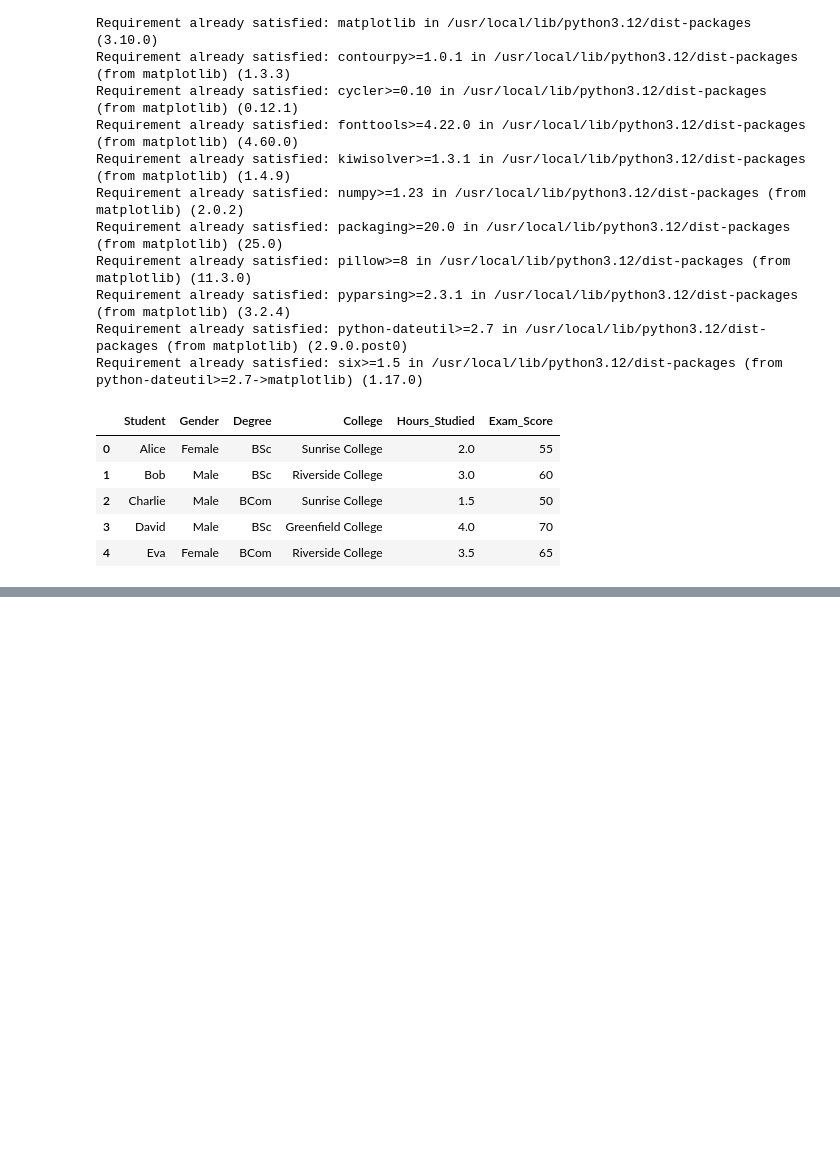
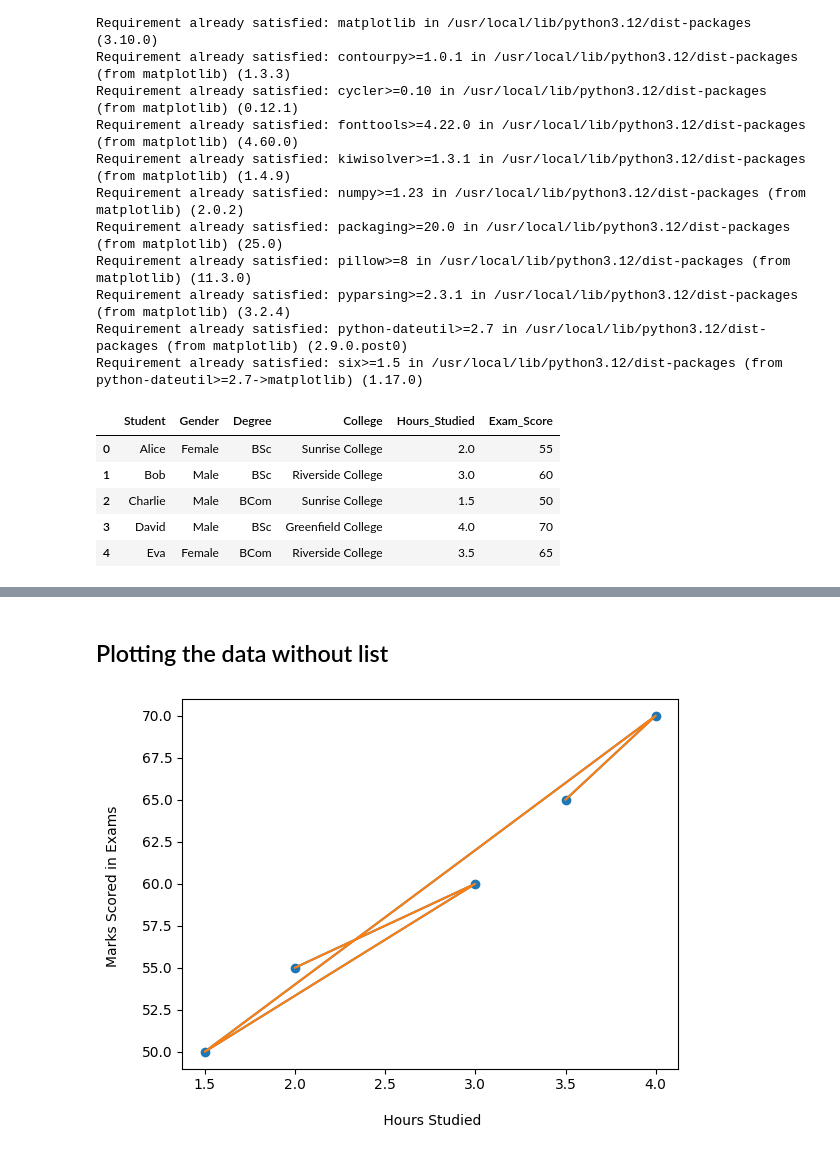
Before and after one commit to Neeschal1/Plotty, a Jupyter notebook: Plotty.ipynb, the cells around one changed output, grey strips where cells are left out. Cells and saved outputs as stored; diff of their text form; code cells hidden in the pictures; blank space fills up the shorter version.

```diff
--- a/Plotty.ipynb
+++ b/Plotty.ipynb
@@ -60,0 +54,13 @@ plt.show()
+# %% [markdown]
+## Plotting the data without list
+# %%
+studied_hours = df["Hours_Studied"].head()
+exam_score = df["Exam_Score"].head()
+
+plt.plot(studied_hours, exam_score, marker="o", linestyle="-")
+plt.xlabel("\n Hours Studied")
+plt.ylabel("Marks Scored in Exams \n")
+plt.plot(studied_hours, exam_score)
+plt.show()
+# %% [output]
+[figure, added]
```
Also changed, not shown: parts of 4 cells of this notebook.
